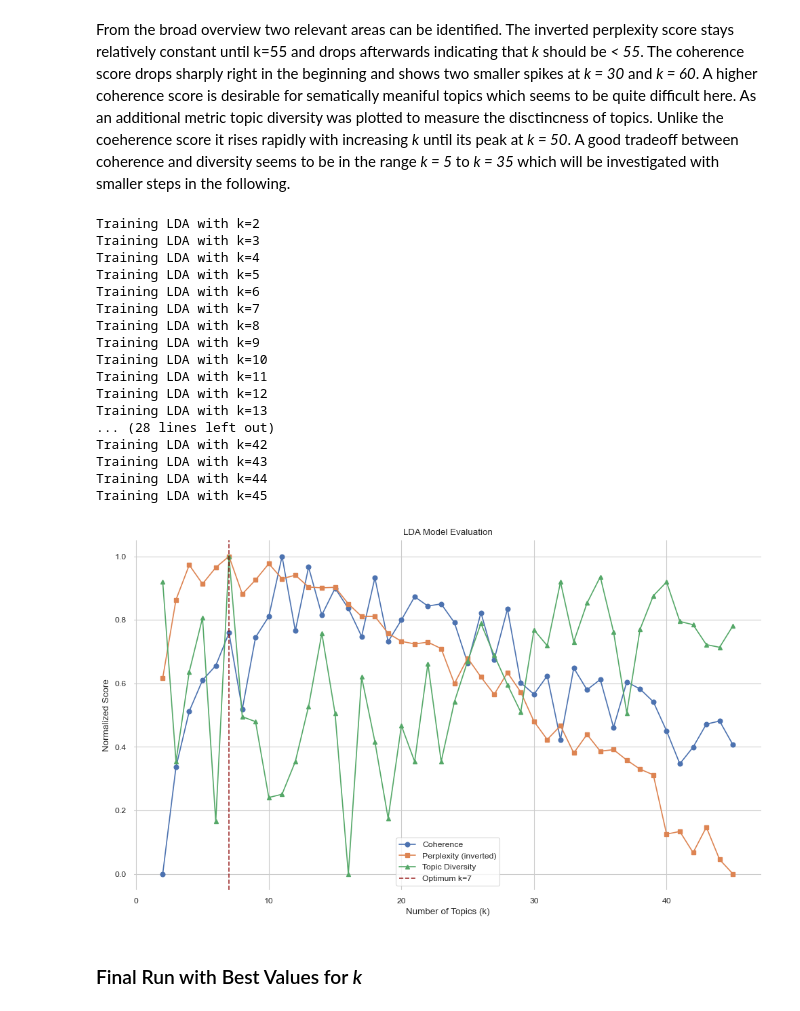
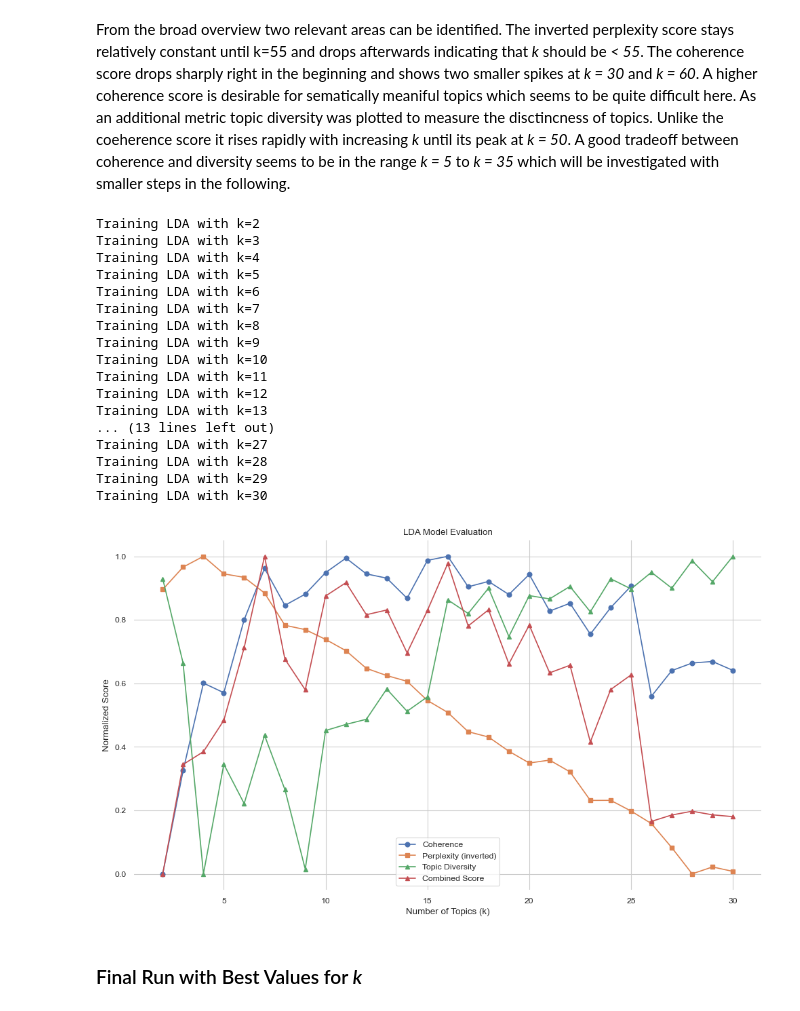
Before and after one commit to svenj-a/Topic_Modeling, a Jupyter notebook: Topic_Modeling_LDA.ipynb, the cells around one changed output. Drawn from its saved outputs; the diff is of its cells as text; code cells hidden in the pictures.

```diff
--- a/Topic_Modeling_LDA.ipynb
+++ b/Topic_Modeling_LDA.ipynb
@@ -121,8 +90,7 @@ print(X)
 # %% [markdown]
 ### Finding the Best Value for *k*
 # %%
-texts = df["post_tokens"].tolist()
-dictionary = corpora.Dictionary(texts)
+dictionary = corpora.Dictionary(tokenized_docs)
 
 def train_lda(k, X):
     lda = LatentDirichletAllocation(
@@ -171,7 +139,7 @@ def evaluate_model(lda, X, vectorizer, texts, dictionary, top_n=10):
 
     return coherence, perplexity, diversity
 # %%
-# Broad range for k to find sensible range
+# Broad range for k to find reasonable range
 k_values = range(5, 61, 5)
 
 results = []
@@ -182,7 +150,7 @@ for k in k_values:
     lda = train_lda(k, X)
 
     coherence, perplexity, diversity = evaluate_model(
-    lda, X, vectorizer, texts, dictionary
+    lda, X, vectorizer, tokenized_docs, dictionary
     )
 
     results.append((k, coherence, perplexity, diversity))
@@ -266,7 +248,7 @@ plt.show()
 From the broad overview two relevant areas can be identified. The inverted perplexity score stays relatively constant until k=55 and drops afterwards indicating that *k* should be *< 55*. The coherence score drops sharply right in the beginning and shows two smaller spikes at *k = 30* and *k = 60*. A higher coherence score is desirable for sematically meaniful topics which seems to be quite difficult here. As an additional metric topic diversity was plotted to measure the disctincness of topics. Unlike the coeherence score it rises rapidly with increasing *k* until its peak at *k = 50*. A good tradeoff between coherence and diversity seems to be in the range *k = 5* to *k = 35* which will be investigated with smaller steps in the following.
 # %%
 # Narrow range for k to find the best k
-k_values = range(2, 26, 1)
+k_values = range(2, 31, 1)
 
 results = []
 
@@ -276,7 +258,7 @@ for k in k_values:
     lda = train_lda(k, X)
 
     coherence, perplexity, diversity = evaluate_model(
-    lda, X, vectorizer, texts, dictionary
+    lda, X, vectorizer, tokenized_docs, dictionary
     )
 
     results.append((k, coherence, perplexity, diversity))
@@ -295,11 +277,11 @@ Training LDA with k=10
 Training LDA with k=11
 Training LDA with k=12
 Training LDA with k=13
-... (28 lines left out)
-Training LDA with k=42
-Training LDA with k=43
-Training LDA with k=44
-Training LDA with k=45
+... (13 lines left out)
+Training LDA with k=27
+Training LDA with k=28
+Training LDA with k=29
+Training LDA with k=30
 # %%
 coherence = np.array([r[1] for r in results]).reshape(-1, 1)
 perplexity = np.array([r[2] for r in results]).reshape(-1, 1)
@@ -308,11 +290,21 @@ diversity = np.array([r[3] for r in results]).reshape(-1, 1)
 scaler = MinMaxScaler()
 
 coherence_norm = scaler.fit_transform(coherence).flatten()
-
 # Invert perplexity (lower score is better)
 perplexity_norm = 1 - scaler.fit_transform(perplexity).flatten()
+diversity_norm = scaler.fit_transform(diversity).flatten()
 
-diversity_norm = scaler.fit_transform(diversity).flatten()
+# Calculate combined score
+coherence_weight = 0.5
+perplexity_weight = 0.3
+diversity_weight = 0.2
+wide_combined = (
+    coherence_weight * coherence_norm +
+    perplexity_weight * perplexity_norm +
+    diversity_weight * diversity_norm
+)
+
+combined_norm = scaler.fit_transform(wide_combined.reshape(-1, 1)).flatten()
 
 plt.figure(figsize=(10, 6))
 
@@ -329,36 +321,40 @@ plt.plot(
     marker='s',
     label='Perplexity (inverted)'
 )
 
 plt.plot(
     k_vals,
     diversity_norm,
     marker='^',
     label='Topic Diversity'
 )
 
-# Highlight best k
-plt.axvline(7, color='darkred', linestyle='--', label='Optimum k=7', alpha=0.8)
+plt.plot(
+    k_vals,
+    combined_norm,
+    marker='^',
+    label='Combined Score'
+)
 
 plt.xlabel("Number of Topics (k)")
 plt.ylabel("Normalized Score")
 plt.title("LDA Model Evaluation")
 
 plt.legend()
 plt.grid(visible=True)
 
 plt.gca().spines['top'].set_visible(False)
 plt.gca().spines['right'].set_visible(False)
 plt.gca().spines['bottom'].set_visible(False)
 plt.gca().spines['left'].set_visible(False)
 
 plt.tight_layout()
 
 plt.savefig('viz/LDA_evaluation_metrics-2-40-1.png', dpi=300)
 
 plt.show()
 # %% [output]
-[figure, old version]
+[figure, new version]
 # %% [markdown]
 ### Final Run with Best Values for *k*
 # %%
```
Also changed, not shown: parts of 17 cells of this notebook, 6 other files.
